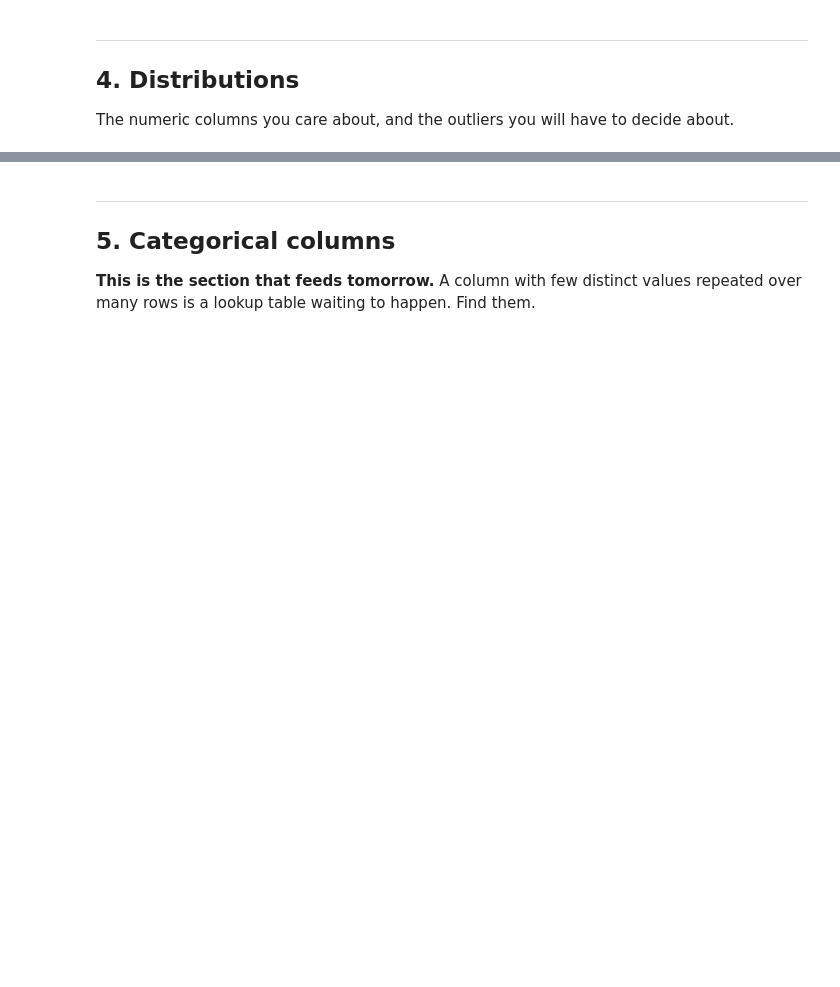
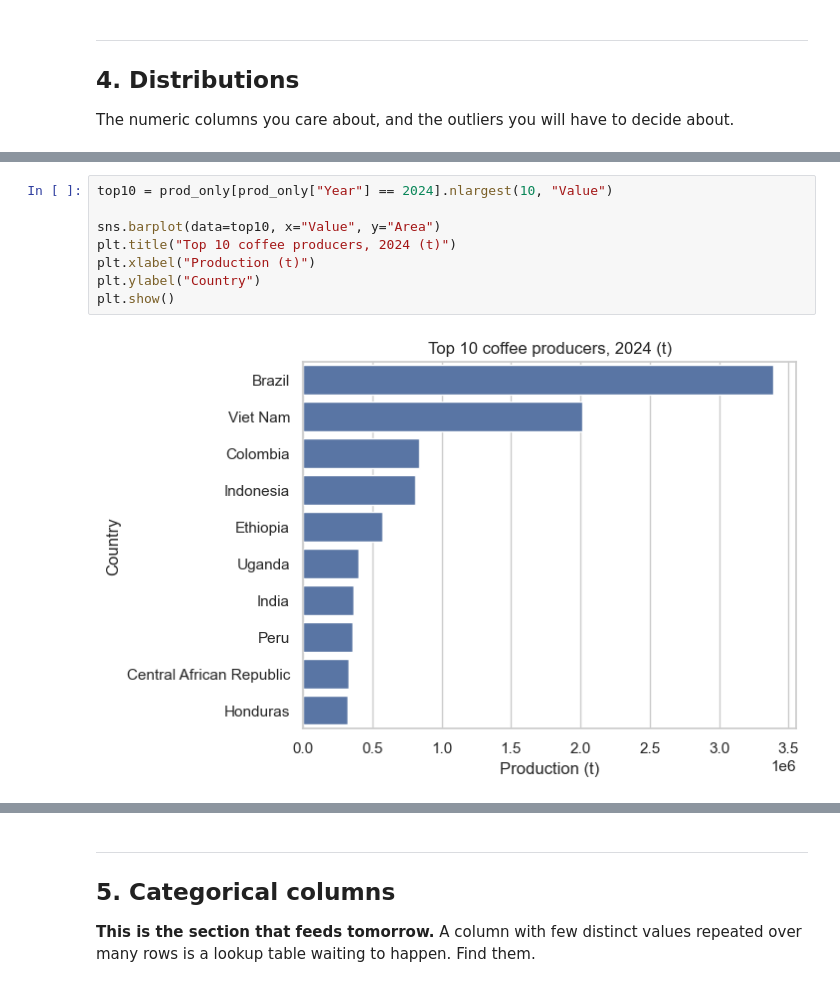
Before and after one commit to benjiro000/project-1-eda, a Jupyter notebook: notebooks/01_eda.ipynb, the cells around one changed output, grey strips where cells are left out. Saved outputs shown, nothing was run; the diff lists cells and outputs as text; blank space fills up the shorter version.

```diff
--- a/notebooks/01_eda.ipynb
+++ b/notebooks/01_eda.ipynb
@@ -53,0 +143,10 @@ The numeric columns you care about, and the outliers you will have to decide abo
+# %%
+top10 = prod_only[prod_only["Year"] == 2024].nlargest(10, "Value")
+
+sns.barplot(data=top10, x="Value", y="Area")
+plt.title("Top 10 coffee producers, 2024 (t)")
+plt.xlabel("Production (t)")
+plt.ylabel("Country")
+plt.show()
+# %% [output]
+[figure, added]
```
Also changed, not shown: parts of 13 cells of this notebook.
